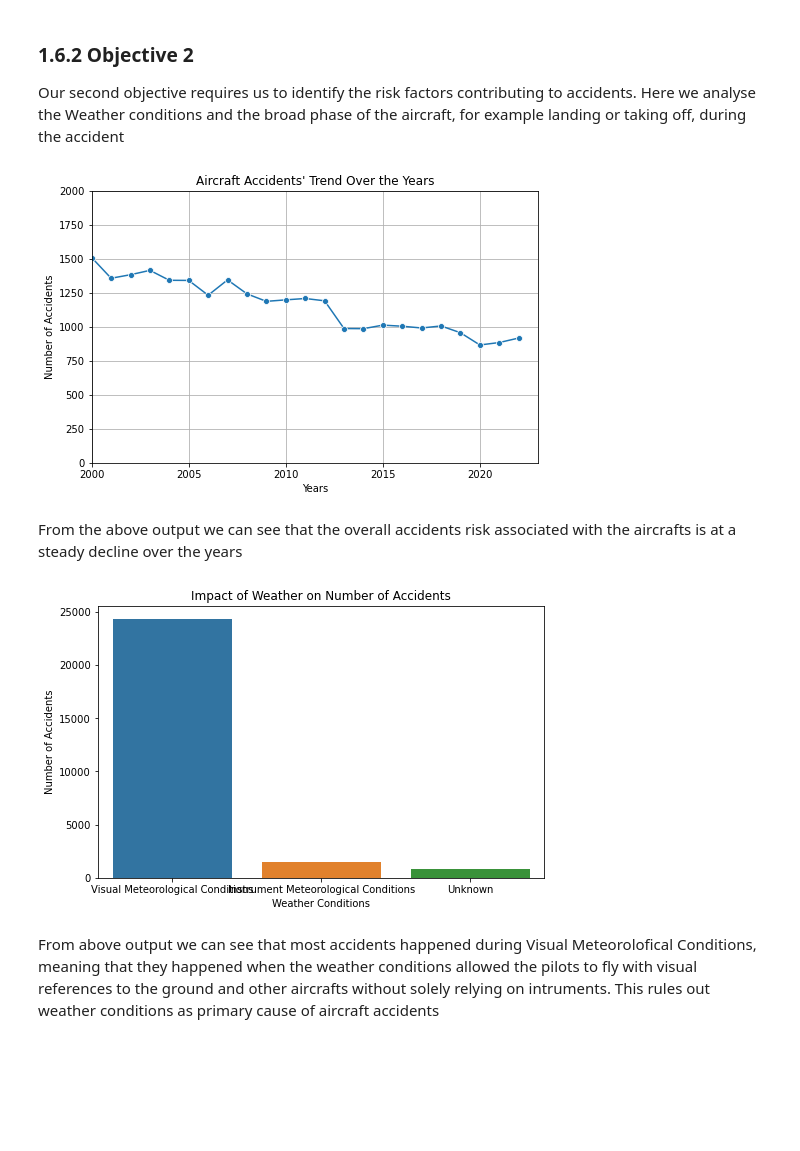
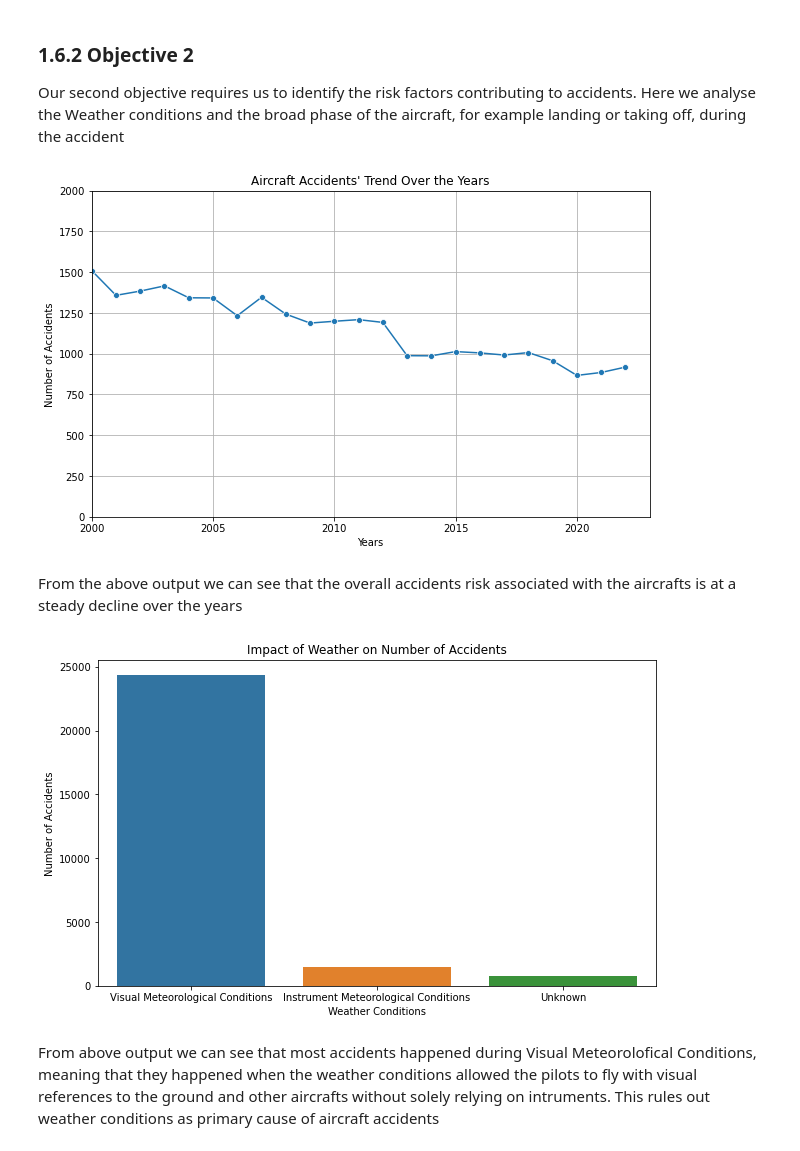
Before and after one commit to Patoh254code/Aviation_risk_analysis_Project, a Jupyter notebook: index.ipynb, the cells around one changed output. Cells and saved outputs as stored; diff of their text form; code cells hidden in the pictures; blank space fills up the shorter version.

```diff
--- a/index.ipynb
+++ b/index.ipynb
@@ -275,32 +275,32 @@ Our second objective requires us to identify the risk factors contributing to ac
 # %%
 # Number of accidents per aircraft per year
 yearly_accidents = df_clean_filter.groupby('Year')['Make_and_Model'].count()
 yearly_accidents
 
-fig, ax = plt.subplots(figsize=(8,5))
+fig, ax = plt.subplots(figsize=(10,6))
 sns.lineplot(x=yearly_accidents.index, y=yearly_accidents.values, marker='o')
 ax.set(title="Aircraft Accidents' Trend Over the Years", xlabel='Years', ylabel='Number of Accidents', ylim=(0,2000),
        xlim=(2000,2023))
 ax.grid()
 
 #save the image
-plt.savefig('Images/Accident-trend.png')
+plt.savefig('Images/Accident-trend.jpg', dpi=300, bbox_inches='tight')
 # %% [output]
-[figure, old version]
+[figure, new version]
 # %% [markdown]
 From the above output we can see that the overall accidents risk associated with the aircrafts is at a steady decline over the years
 # %%
 # Weather as risk factor in aircraft accidents
 weather_risk = df_clean_filter['Weather.Condition'].value_counts()
 
-fig, ax = plt.subplots(figsize=(8,5))
+fig, ax = plt.subplots(figsize=(10,6))
 sns.barplot(y=weather_risk.values, x=weather_risk.index)
 ax.set(title='Impact of Weather on Number of Accidents', ylabel= 'Number of Accidents', xlabel = 'Weather Conditions')
 
 #save the image
-plt.savefig('Images/Weather-impact.png')
+plt.savefig('Images/Weather-impact.jpg', dpi=300, bbox_inches='tight')
 # %% [output]
-[figure, old version]
+[figure, new version]
 # %% [markdown]
 From above output we can see that most accidents happened during Visual Meteorolofical Conditions, meaning that they happened when the weather conditions allowed the pilots to fly with visual references to the ground and other aircrafts without solely relying on intruments. This rules out weather conditions as primary cause of aircraft accidents
 # %%
```
Also changed, not shown: parts of 4 cells of this notebook, 12 other files.
